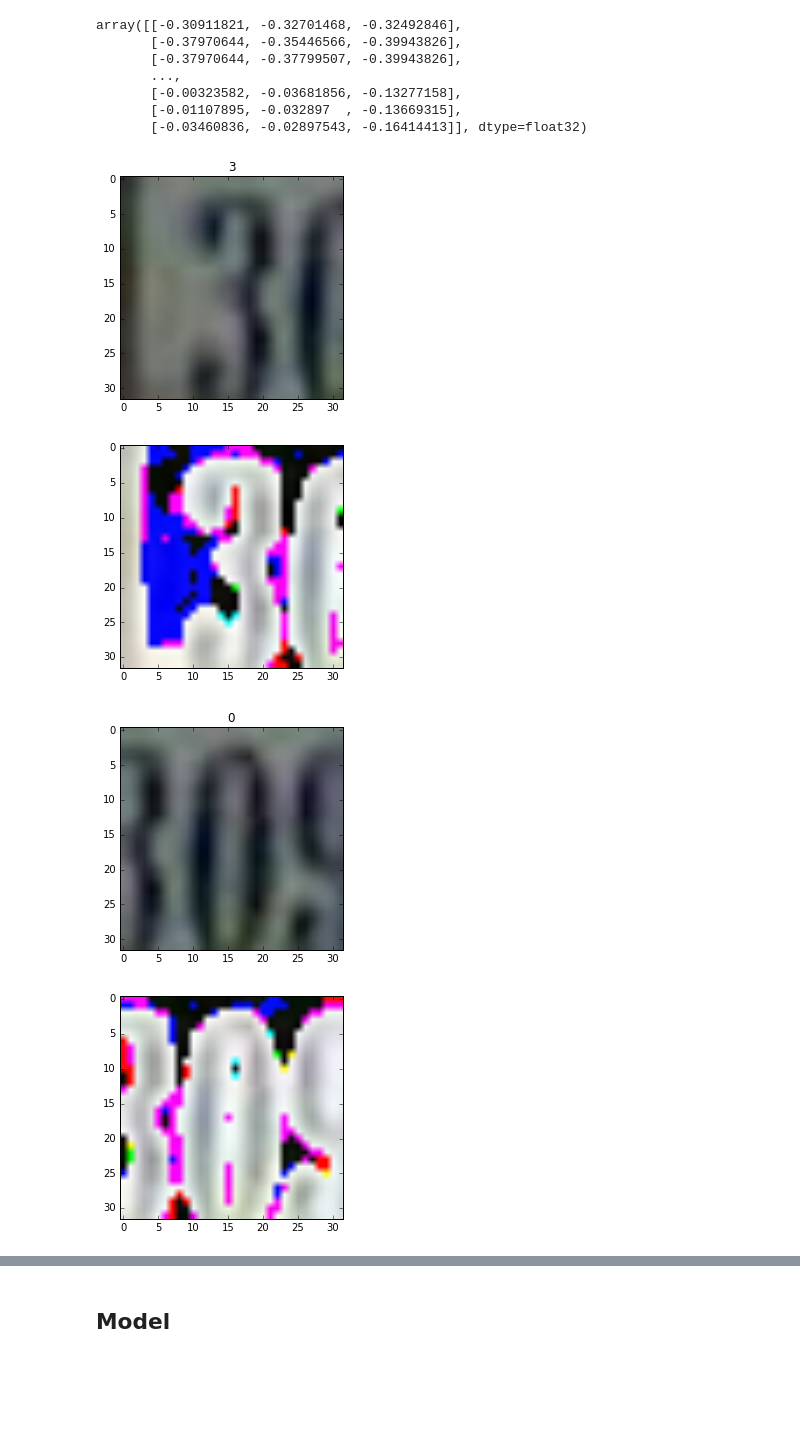
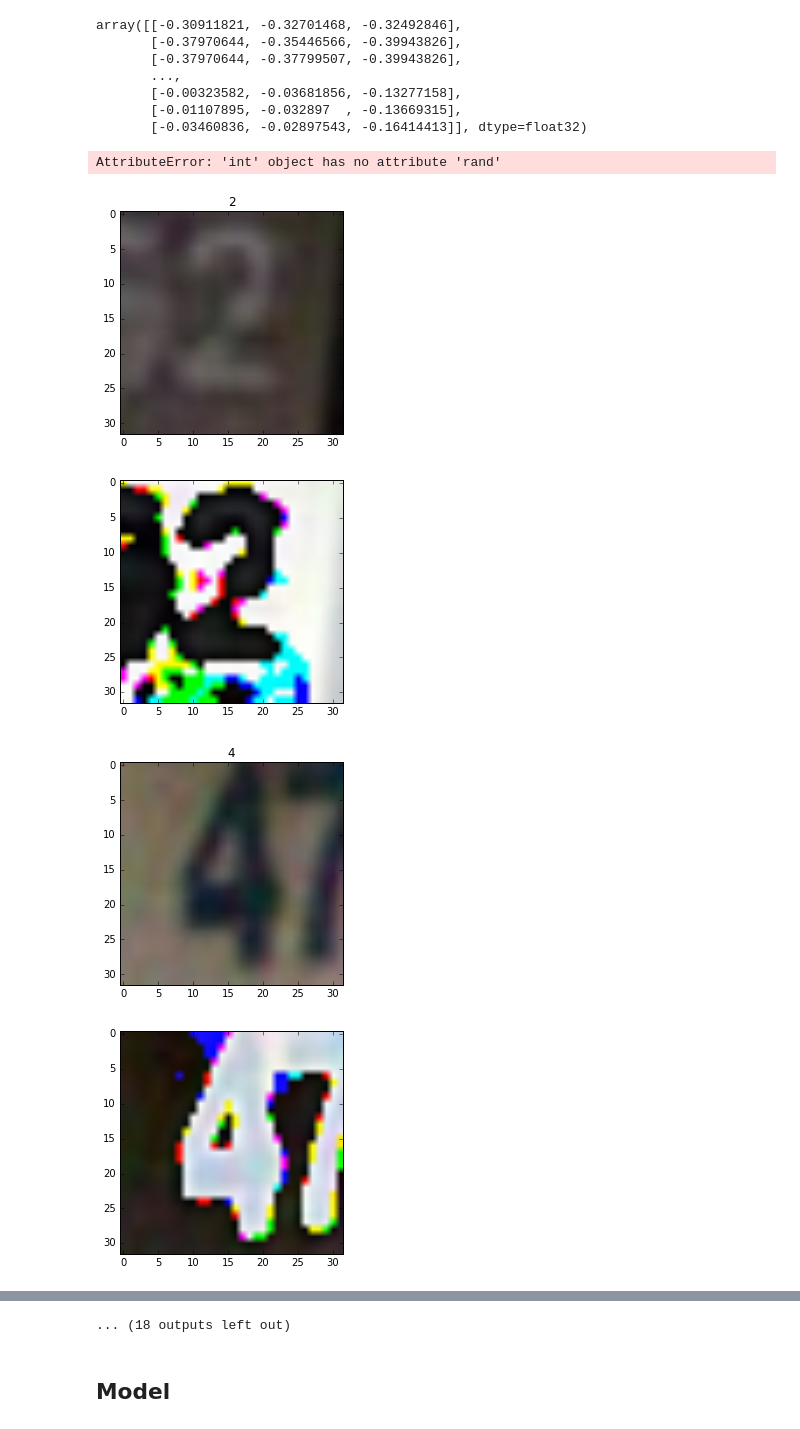
Before and after one commit to baha-nur/cnn_svhn, a Jupyter notebook: SVHN.ipynb, the cells around one changed output, grey strips where cells are left out. Drawn from its saved outputs; the diff is of its cells as text; code cells hidden in the pictures; blank space fills up the shorter version.

Commit message:
Let's try per image means norm

```diff
--- a/SVHN.ipynb
+++ b/SVHN.ipynb
@@ -41,5 +42,3 @@ plt.show()
-# %%
-img = cv2.resize(cv2.imread(fileName, cv2.IMREAD_UNCHANGED), (imageSize, imageSize))
-imgMean = np.mean(img)
-img = img.astype(np.float32)
-img -= imgMean
+# %%
+per_img_means = svhn_train.images.mean(axis=1)
+print per_img_means.shape
@@ -45,0 +48,3 @@ img -= imgMean
+# %%
+per_img_norm = svhn_train.images - per_img_means[:, np.newaxis, :]
+per_img_norm.shape
@@ -46,4 +63,4 @@ img -= imgMean
 # %%
-channels_means = svhn.train.images.mean(axis=1).mean(axis=0)
+channels_means = svhn_train.images.mean(axis=1).mean(axis=0)
 print channels_means
 # %% [output]
@@ -105,24 +127,29 @@ array([[-0.30911821, -0.32701468, -0.32492846],
        [-0.00323582, -0.03681856, -0.13277158],
        [-0.01107895, -0.032897  , -0.13669315],
        [-0.03460836, -0.02897543, -0.16414413]], dtype=float32)
+# %%
+random.rand(1000)
+# %% [output]
+AttributeError: 'int' object has no attribute 'rand'
 # %%
-for i in range(4000, 4002):
+
+for i in range(4010, 4025):
     fig = plt.figure()
     ax = fig.add_subplot(1,1,1)
 
     img = svhn.train.images[i]
     lbl = np.argmax(svhn.train.labels[i])
     ax.set_title(lbl)
     img = img.reshape([32,32,3])
     imgplot = plt.imshow(img)
     plt.show()
 
-    img_s = subtracted[i]
+    img_s = per_img_norm[i]
     img_s = img_s.reshape([32,32,3])
     imgplot = plt.imshow(img_s)
     plt.show()
 # %% [output]
-[figure, old version]
+[figure, new version]
-[figure, old version]
+[figure, new version]
-[figure, old version]
+[figure, new version]
-[figure, old version]
+[figure, new version]
@@ -129,3 +164,4 @@ for i in range(4000, 4002):
+... (18 outputs left out)
 # %% [markdown]
 ## Model
 # %%
```
Also changed, not shown: parts of 8 cells of this notebook, 1 other file.
